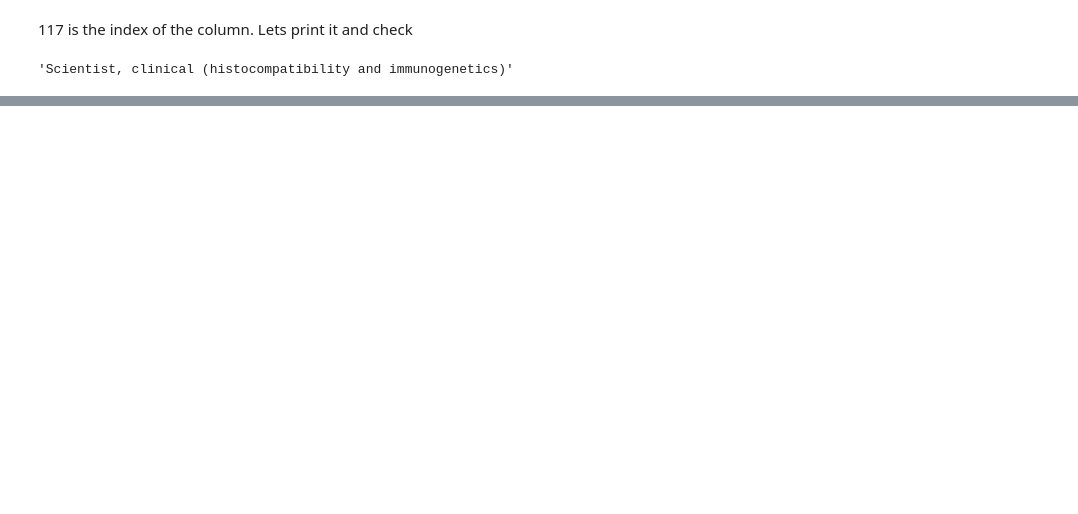
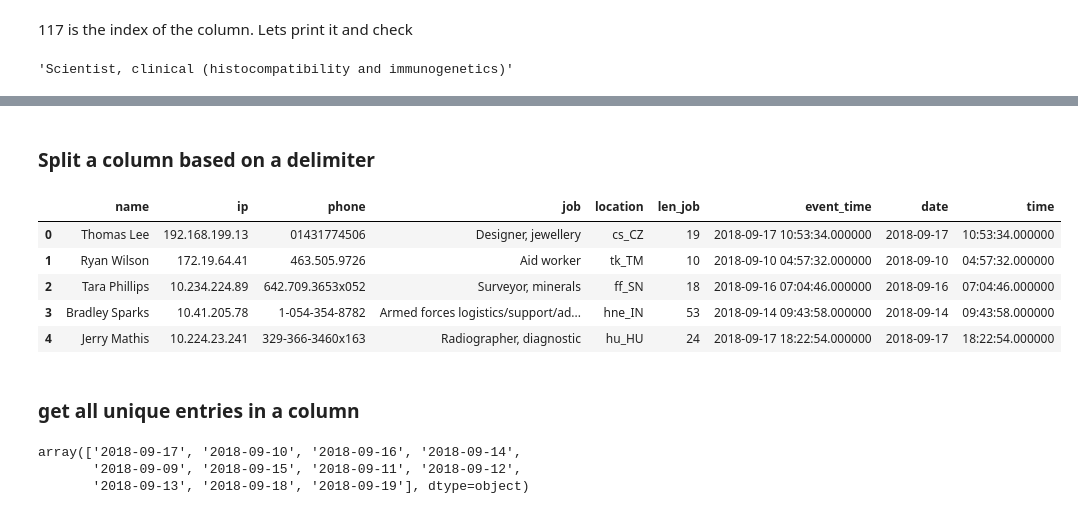
Before and after one commit to vineshtv/python, a Jupyter notebook: Pandas_notes.ipynb, the cells around one changed output, grey strips where cells are left out. Drawn from its saved outputs; the diff is of its cells as text; code cells hidden in the pictures; blank space fills up the shorter version.

Commit message:
Added to pandas notes - > how to split a column based on a delimiter > Print all unique entries in a column

```diff
--- a/Pandas_notes.ipynb
+++ b/Pandas_notes.ipynb
@@ -150,3 +150,8 @@ sorted_lens[-1]
 df.iloc[sorted_lens[-1]][col]
 # %% [output]
 'Scientist, clinical (histocompatibility and immunogenetics)'
+# %%
+DATE_FORMAT = "%Y-%m-%d %H:%M:%S.%f"
+date_from = '-10d'
+date_to = 'now'
+fake.date_time_between(start_date='-10d', end_date='now').strftime(DATE_FORMAT)
@@ -152,0 +160,23 @@ df.iloc[sorted_lens[-1]][col]
+# %%
+df['event_time'] = [fake.date_time_between(start_date=date_from, end_date=date_to).strftime(DATE_FORMAT) for _ in range(1000)]
+# %% [markdown]
+### Split a column based on a delimiter
+# %%
+df[['date', 'time']] = df['event_time'].str.split(' ', expand=True)
+# %%
+df.head()
+# %% [output]
+|  | name | ip | phone | job | location | len_job | event_time | date | time |
+| 0 | Thomas Lee | 192.168.199.13 | 01431774506 | Designer, jewellery | cs_CZ | 19 | 2018-09-17 10:53:34.000000 | 2018-09-17 | 10:53:34.000000 |
+| 1 | Ryan Wilson | 172.19.64.41 | 463.505.9726 | Aid worker | tk_TM | 10 | 2018-09-10 04:57:32.000000 | 2018-09-10 | 04:57:32.000000 |
+| 2 | Tara Phillips | 10.234.224.89 | 642.709.3653x052 | Surveyor, minerals | ff_SN | 18 | 2018-09-16 07:04:46.000000 | 2018-09-16 | 07:04:46.000000 |
+| 3 | Bradley Sparks | 10.41.205.78 | 1-054-354-8782 | Armed forces logistics/support/ad... | hne_IN | 53 | 2018-09-14 09:43:58.000000 | 2018-09-14 | 09:43:58.000000 |
+| 4 | Jerry Mathis | 10.224.23.241 | 329-366-3460x163 | Radiographer, diagnostic | hu_HU | 24 | 2018-09-17 18:22:54.000000 | 2018-09-17 | 18:22:54.000000 |
+# %% [markdown]
+### get all unique entries in a column
+# %%
+df.date.unique()
+# %% [output]
+array(['2018-09-17', '2018-09-10', '2018-09-16', '2018-09-14',
+       '2018-09-09', '2018-09-15', '2018-09-11', '2018-09-12',
+       '2018-09-13', '2018-09-18', '2018-09-19'], dtype=object)
```
Also changed, not shown: parts of 5 cells of this notebook.
